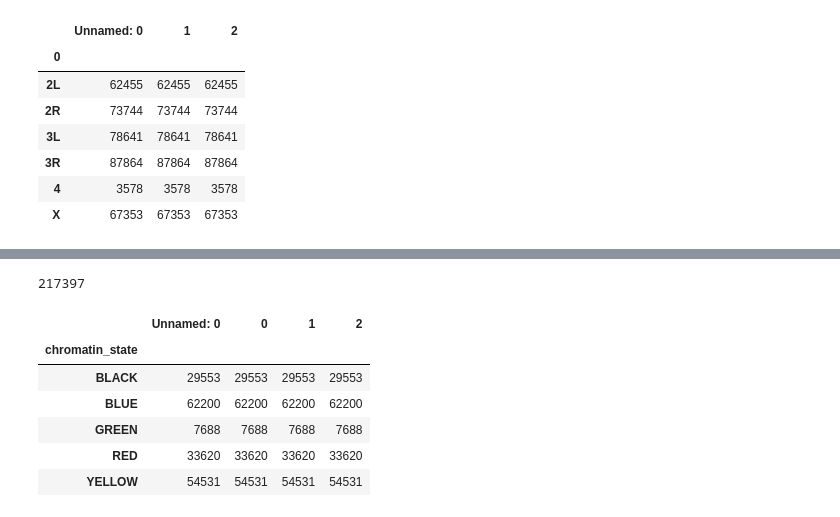
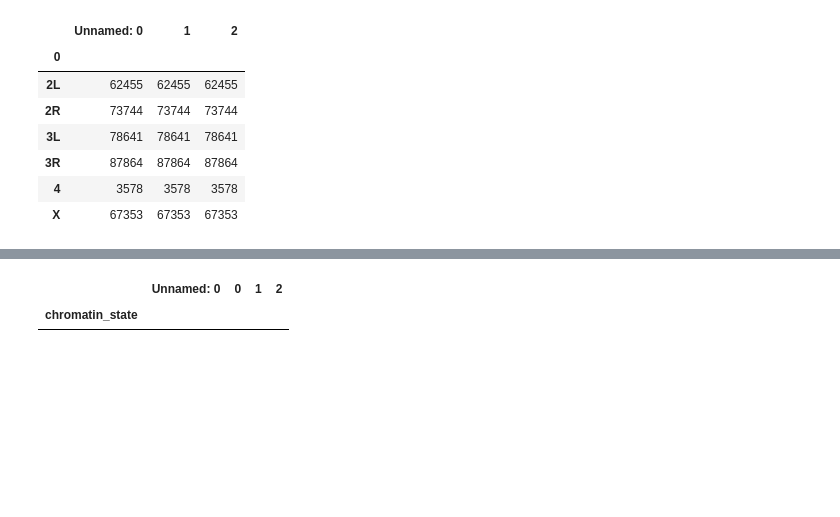
Before and after one commit to leandraking/SacktonProject, a Jupyter notebook: 20160617_DamID_analysis.ipynb, the cells around one changed output, grey strips where cells are left out. Saved outputs shown, nothing was run; the diff lists cells and outputs as text; code cells hidden in the pictures; blank space fills up the shorter version.

Commit message:
added some analysis based on heterochromatin state

```diff
--- a/20160617_DamID_analysis.ipynb
+++ b/20160617_DamID_analysis.ipynb
@@ -1500,4 +1753,0 @@ restricted_locations_df.head()
-# %%
-subset_chrom_df.loc[22,'start']
-# %% [output]
-217397
@@ -1504,11 +1756,6 @@ subset_chrom_df.loc[22,'start']
 # %%
 #locations_df.groupby('4').count()
-restricted_locations_df.groupby("chromatin_state").count()
+locations_df.groupby("chromatin_state").count()
 # %% [output]
 |  | Unnamed: 0 | 0 | 1 | 2 |
 | chromatin_state |  |  |  |  |
-| BLACK | 29553 | 29553 | 29553 | 29553 |
-| BLUE | 62200 | 62200 | 62200 | 62200 |
-| GREEN | 7688 | 7688 | 7688 | 7688 |
-| RED | 33620 | 33620 | 33620 | 33620 |
-| YELLOW | 54531 | 54531 | 54531 | 54531 |
```
Also changed, not shown: parts of 25 cells of this notebook.
